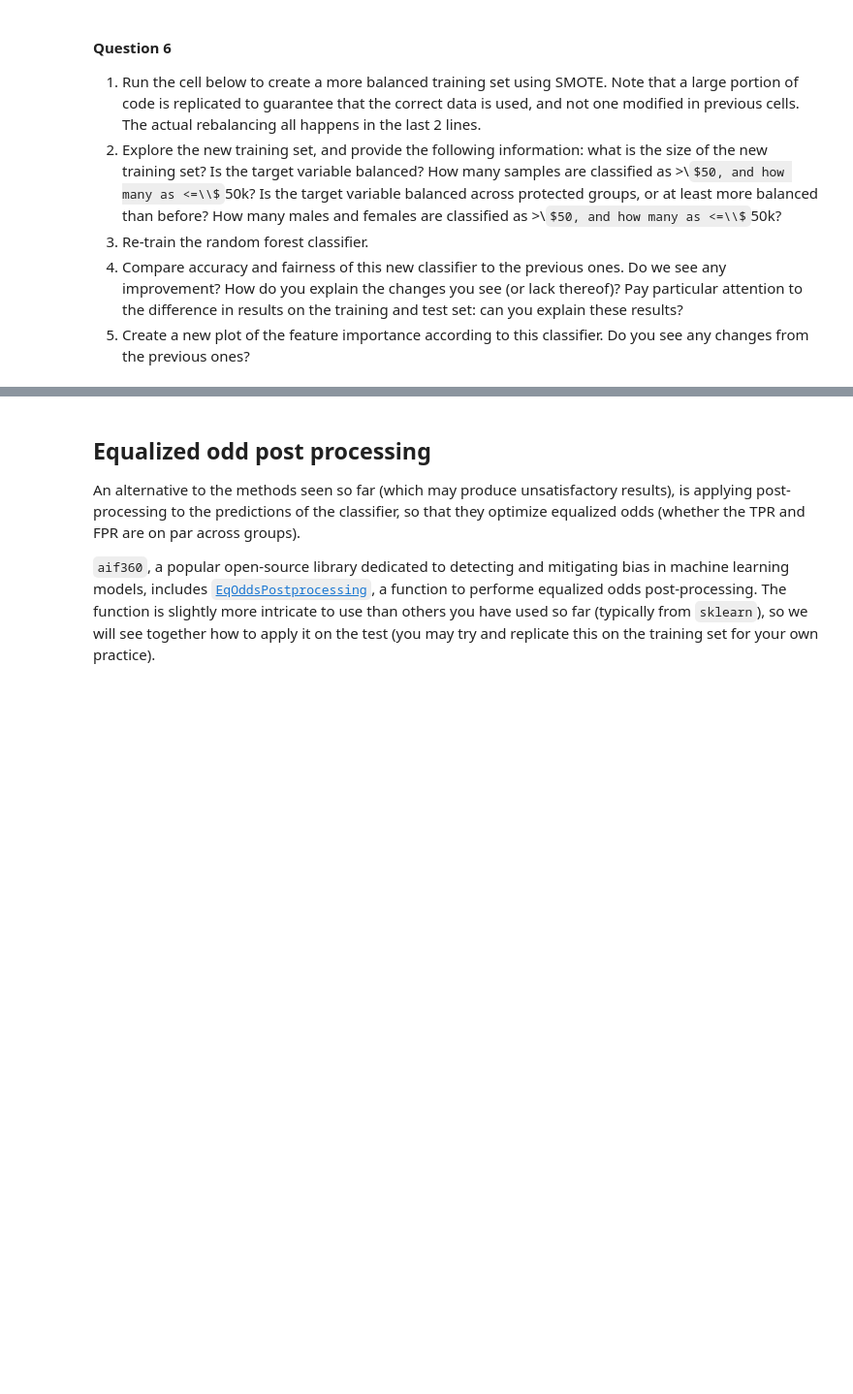
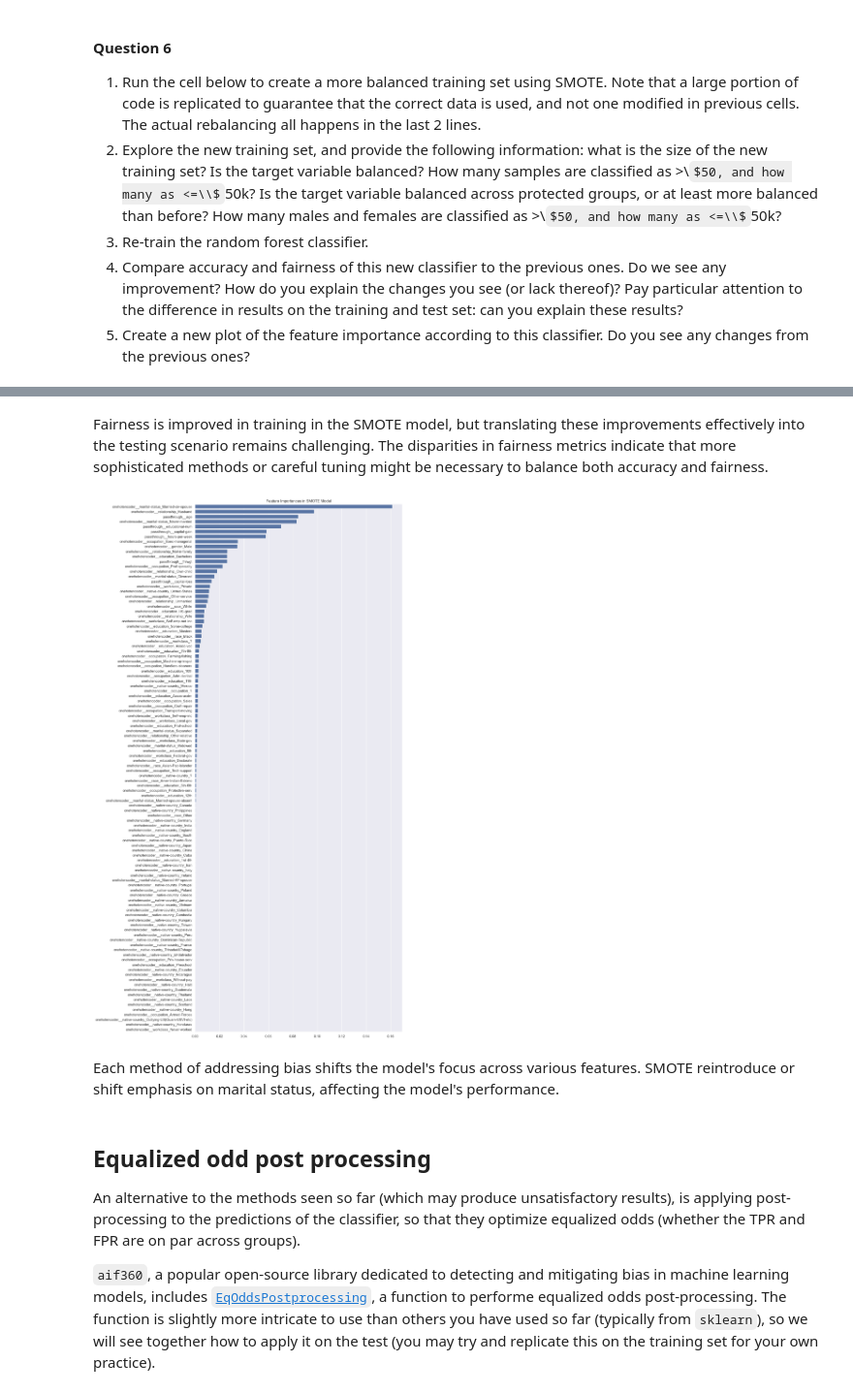
Before and after one commit to RaymondZhang20/DSCI430, a Jupyter notebook: Module 4 Assignment-1.ipynb, the cells around one changed output, grey strips where cells are left out. Shown at 97% size. Cells and saved outputs as stored; diff of their text form; code cells hidden in the pictures; some formulas as TeX source; blank space fills up the shorter version.

```diff
--- a/Module 4 Assignment-1.ipynb
+++ b/Module 4 Assignment-1.ipynb
@@ -547,0 +664,3 @@ column_names = list(
+# %%
+# 3. Re-train the random forest classifier
+clf_SMOTE = RandomForestClassifier(random_state=0, max_depth=19, n_estimators=100).fit(X_train_transformed, y_train_SMOTE)
@@ -548,3 +718,20 @@ column_names = list(
+# %% [markdown]
+Fairness is improved in training in the SMOTE model, but translating these improvements effectively into the testing scenario remains challenging. The disparities in fairness metrics indicate that more sophisticated methods or careful tuning might be necessary to balance both accuracy and fairness.
+# %%
+# 5. plot of the feature importance
+feature_importances_SMOTE = clf_SMOTE.feature_importances_
+sorted_indices_SMOTE = feature_importances_SMOTE.argsort()[::-1]
+sorted_feature_names_SMOTE = ctSMOTE.get_feature_names_out()[sorted_indices_SMOTE]
+sorted_importances_SMOTE = feature_importances_SMOTE[sorted_indices_SMOTE]
+
+sns.set(rc={'figure.figsize':(11.7,30)})
+sns.barplot(x=sorted_importances_SMOTE, y=sorted_feature_names_SMOTE)
+plt.title('Feature Importances in SMOTE Model')
+plt.show()
+# %% [output]
+[figure, added]
+# %% [markdown]
+Each method of addressing bias shifts the model's focus across various features. SMOTE reintroduce or shift emphasis on marital status, affecting the model's performance.
 # %% [markdown]
 ## Equalized odd post processing
 
```
Also changed, not shown: parts of 24 cells of this notebook.
